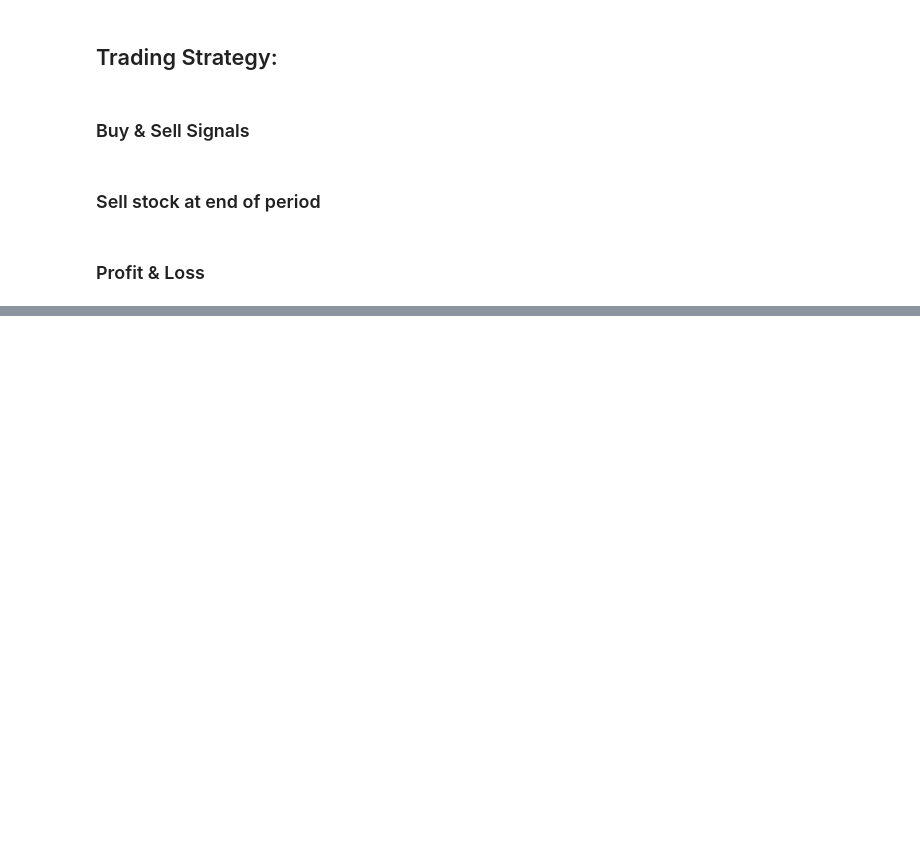
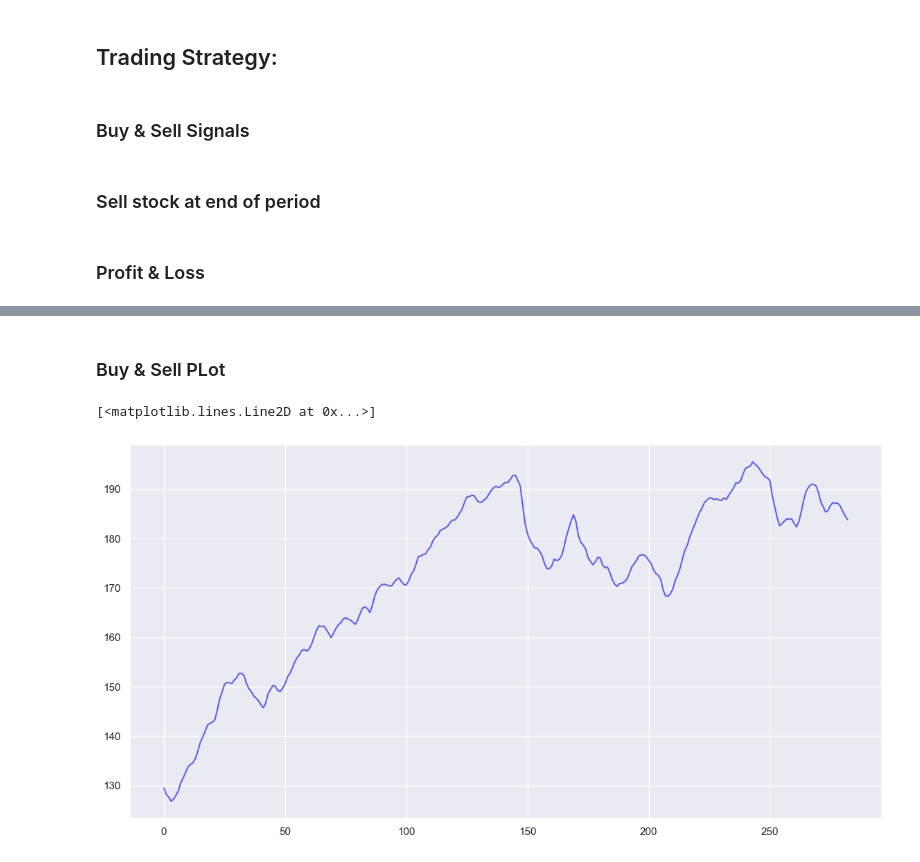
Before and after one commit to MikeVej/ML_StockPredictor, a Jupyter notebook: LSTM_Stock_Predictor.ipynb, the cells around one changed output, grey strips where cells are left out. Drawn from its saved outputs; the diff is of its cells as text; code cells hidden in the pictures; blank space fills up the shorter version.

Commit message:
Buy & sell plot

```diff
--- a/LSTM_Stock_Predictor.ipynb
+++ b/LSTM_Stock_Predictor.ipynb
@@ -303,0 +306,12 @@ Total Profit: 0.4857444808856246
+# %% [markdown]
+### Buy & Sell PLot
+# %%
+# Generate a sequence of indices corresponding to buy and sell signals for plotting
+buy_signals = [i for i, price in enumerate(predictions_inverse[:-1]) if price in buy_prices]
+sell_signals = [i for i, price in enumerate(predictions_inverse[:-1]) if price in sell_prices]
+
+plt.figure(figsize=(14, 7))
+plt.plot(predictions_inverse, label='Predicted Prices', color='blue', alpha=0.6)  # Plot the predicted prices
+# %% [output]
+[<matplotlib.lines.Line2D at 0x...>]
+[figure, added]
```
Also changed, not shown: parts of 7 cells of this notebook.
